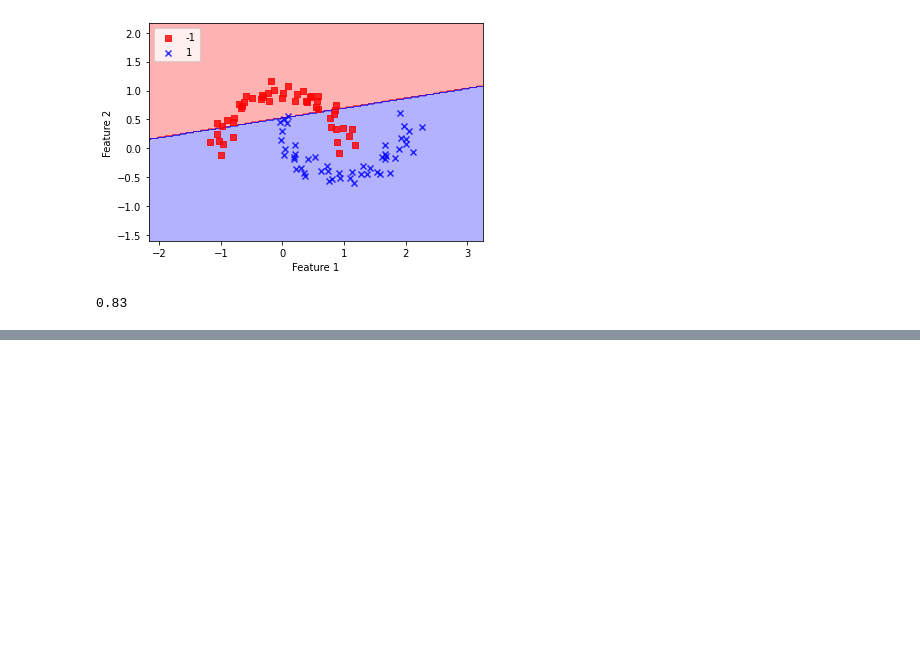
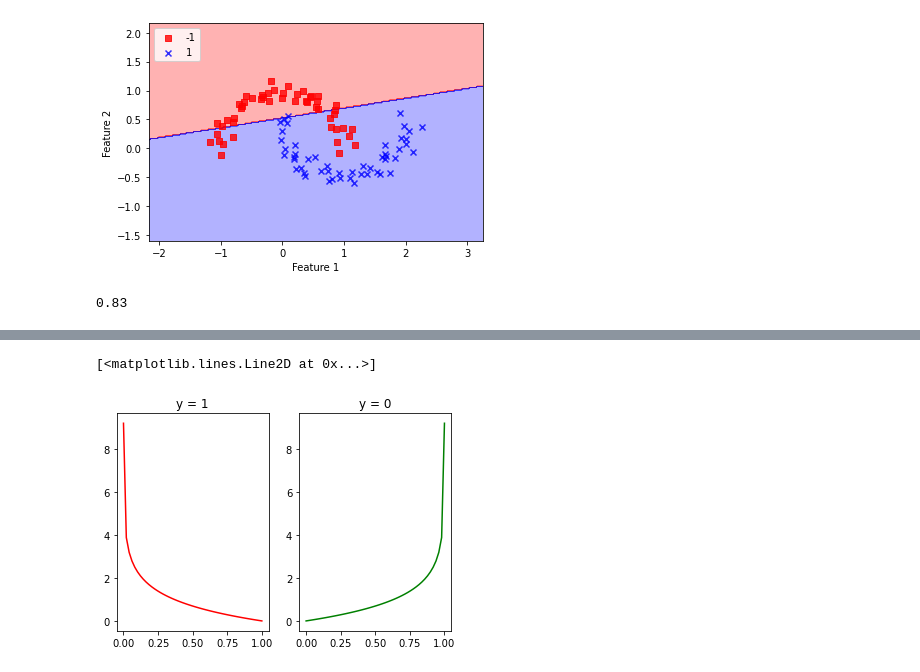
Before and after one commit to fdalforno/basic_course, a Jupyter notebook: 05 - Algoritmi.ipynb, the cells around one changed output, grey strips where cells are left out. Cells and saved outputs as stored; diff of their text form; code cells hidden in the pictures; blank space fills up the shorter version.

```diff
--- a/05 - Algoritmi.ipynb
+++ b/05 - Algoritmi.ipynb
@@ -250,0 +261,14 @@ Possiamo pensare la discesa del gradiente come una discesa lungo un pendio, ad o
+# %%
+x = np.linspace(0.0001,0.9999)
+y = -np.log(x)
+y1 = -np.log(1 - x)
+
+plt.subplot(1,2,1)
+plt.plot(x,y,'r')
+plt.title("y = 1")
+plt.subplot(1,2,2)
+plt.title("y = 0")
+plt.plot(x,y1,'g')
+# %% [output]
+[<matplotlib.lines.Line2D at 0x...>]
+[figure, added]
```
Also changed, not shown: parts of 21 cells of this notebook, 6 other files.
